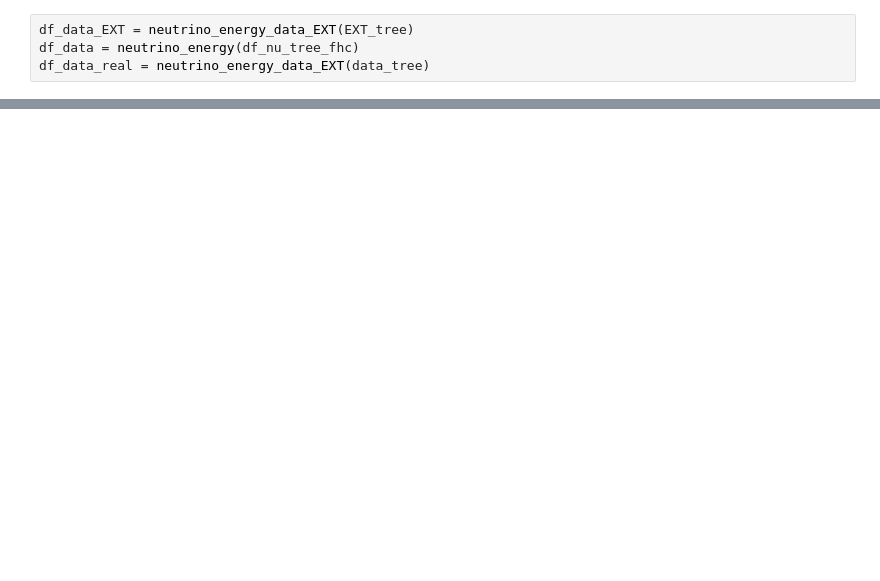
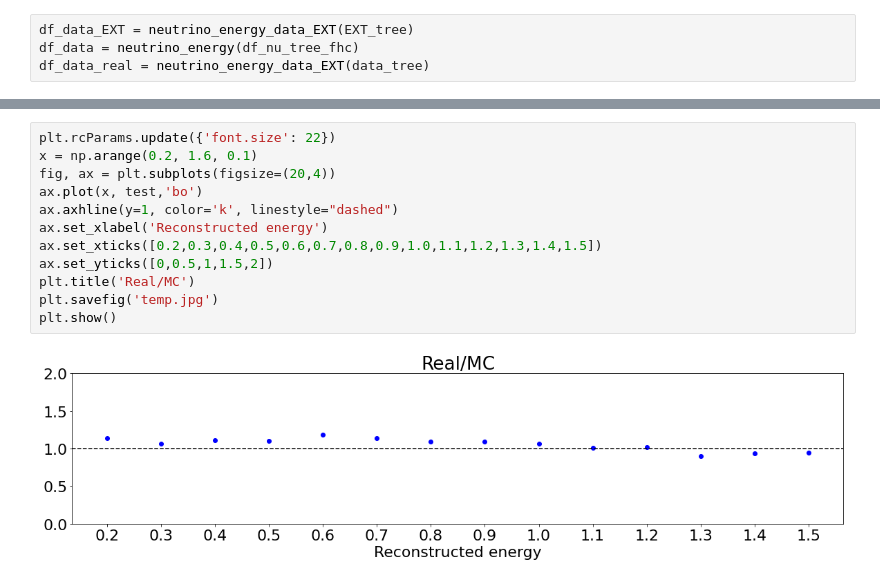
Before and after one commit to finnerudo/MScproject, a Jupyter notebook: Plotting_numu.ipynb, the cells around one changed output, grey strips where cells are left out. Saved outputs shown, nothing was run; the diff lists cells and outputs as text; blank space fills up the shorter version.

```diff
--- a/Plotting_numu.ipynb
+++ b/Plotting_numu.ipynb
@@ -290,3 +385,17 @@ np.sum(y_real)
 [figure]
 [figure]
+# %%
+plt.rcParams.update({'font.size': 22})
+x = np.arange(0.2, 1.6, 0.1)
+fig, ax = plt.subplots(figsize=(20,4))
+ax.plot(x, test,'bo')
+ax.axhline(y=1, color='k', linestyle="dashed")
+ax.set_xlabel('Reconstructed energy')
+ax.set_xticks([0.2,0.3,0.4,0.5,0.6,0.7,0.8,0.9,1.0,1.1,1.2,1.3,1.4,1.5])
+ax.set_yticks([0,0.5,1,1.5,2])
+plt.title('Real/MC')
+plt.savefig('temp.jpg')
+plt.show()
+# %% [output]
+[figure, added]
 # %%
```
Also changed, not shown: parts of 19 cells of this notebook, 8 other files.
